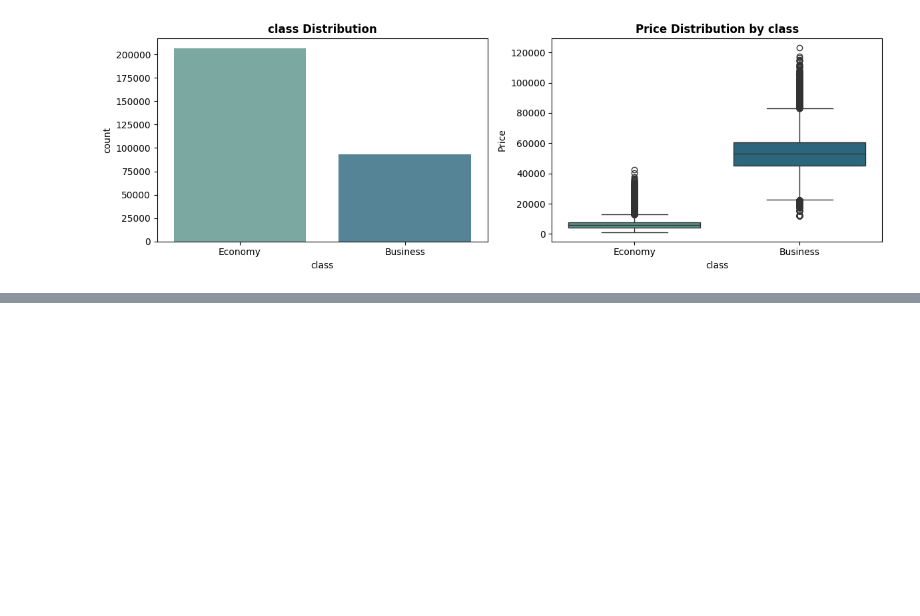
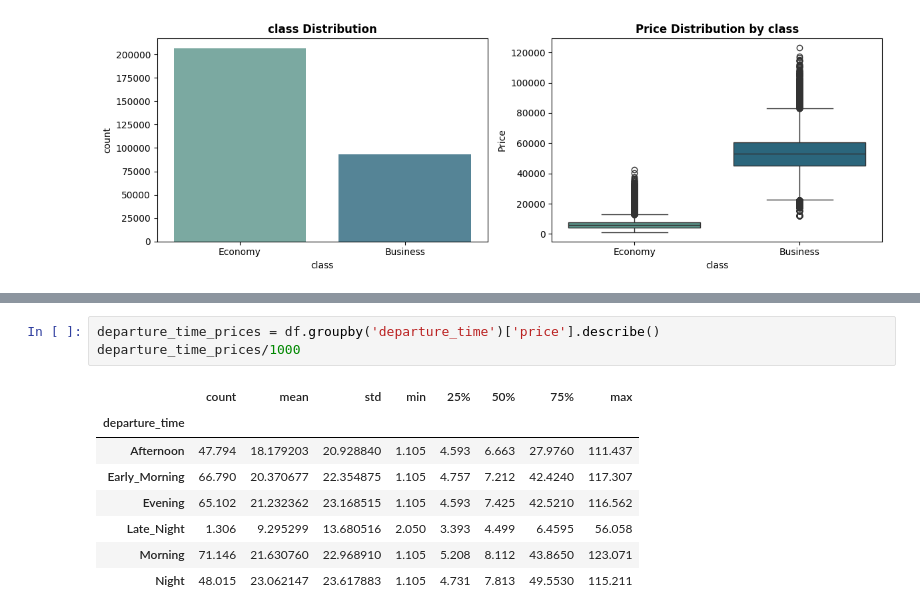
Before and after one commit to junperes/Flight-Price-Prediction-with-Machine-Learning-Models, a Jupyter notebook: data_exploration.ipynb, the cells around one changed output, grey strips where cells are left out. Drawn from its saved outputs; the diff is of its cells as text; blank space fills up the shorter version.

```diff
--- a/data_exploration.ipynb
+++ b/data_exploration.ipynb
@@ -158,0 +213,12 @@ df[['price', 'duration', 'days_left']].corr()
+# %%
+departure_time_prices = df.groupby('departure_time')['price'].describe()
+departure_time_prices/1000
+# %% [output]
+|  | count | mean | std | min | 25% | 50% | 75% | max |
+| departure_time |  |  |  |  |  |  |  |  |
+| Afternoon | 47.794 | 18.179203 | 20.928840 | 1.105 | 4.593 | 6.663 | 27.9760 | 111.437 |
+| Early_Morning | 66.790 | 20.370677 | 22.354875 | 1.105 | 4.757 | 7.212 | 42.4240 | 117.307 |
+| Evening | 65.102 | 21.232362 | 23.168515 | 1.105 | 4.593 | 7.425 | 42.5210 | 116.562 |
+| Late_Night | 1.306 | 9.295299 | 13.680516 | 2.050 | 3.393 | 4.499 | 6.4595 | 56.058 |
+| Morning | 71.146 | 21.630760 | 22.968910 | 1.105 | 5.208 | 8.112 | 43.8650 | 123.071 |
+| Night | 48.015 | 23.062147 | 23.617883 | 1.105 | 4.731 | 7.813 | 49.5530 | 115.211 |
```
Also changed, not shown: parts of 14 cells of this notebook.
